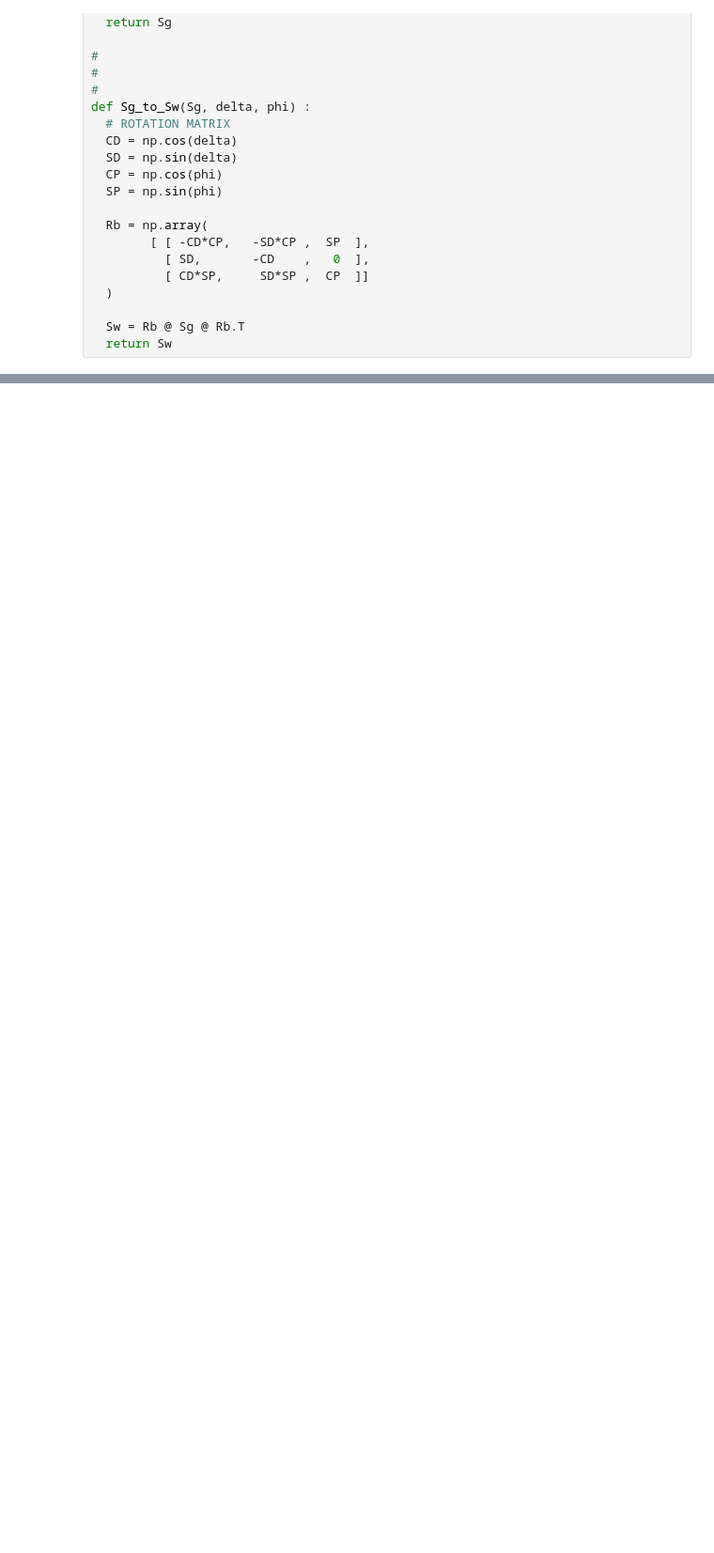
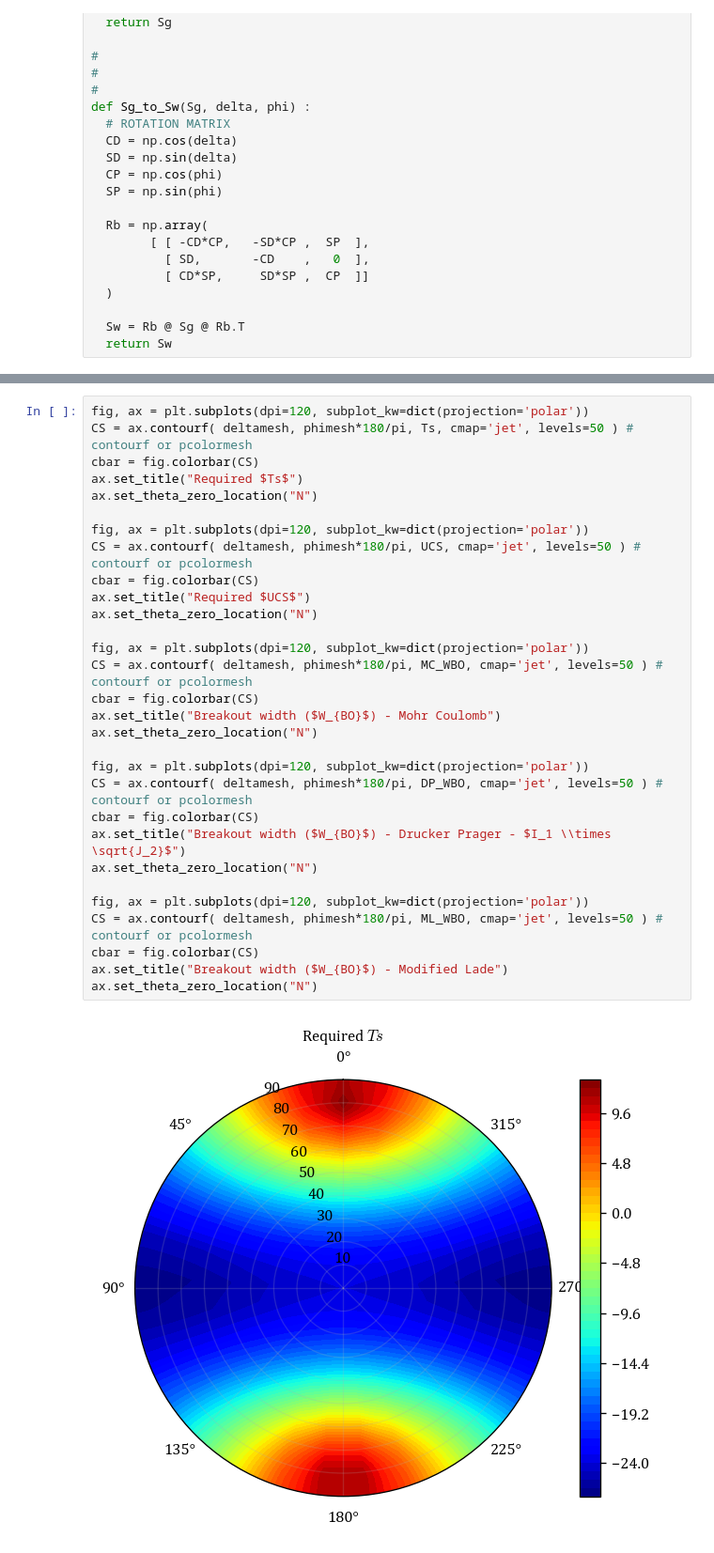
Before and after one commit to rebpoli/Doutorado, a Jupyter notebook: PGE383-AdvGeomec/HW7/HW7.ipynb, the cells around one changed output, grey strips where cells are left out. Shown at 94% size. Saved outputs shown, nothing was run; the diff lists cells and outputs as text; blank space fills up the shorter version.

```diff
--- a/PGE383-AdvGeomec/HW7/HW7.ipynb
+++ b/PGE383-AdvGeomec/HW7/HW7.ipynb
@@ -276,0 +472,32 @@ cbar = fig.colorbar(CS)
+# %%
+fig, ax = plt.subplots(dpi=120, subplot_kw=dict(projection='polar'))
+CS = ax.contourf( deltamesh, phimesh*180/pi, Ts, cmap='jet', levels=50 ) # contourf or pcolormesh
+cbar = fig.colorbar(CS)
+ax.set_title("Required $Ts$")
+ax.set_theta_zero_location("N")
+
+fig, ax = plt.subplots(dpi=120, subplot_kw=dict(projection='polar'))
+CS = ax.contourf( deltamesh, phimesh*180/pi, UCS, cmap='jet', levels=50 ) # contourf or pcolormesh
+cbar = fig.colorbar(CS)
+ax.set_title("Required $UCS$")
+ax.set_theta_zero_location("N")
+
+fig, ax = plt.subplots(dpi=120, subplot_kw=dict(projection='polar'))
+CS = ax.contourf( deltamesh, phimesh*180/pi, MC_WBO, cmap='jet', levels=50 ) # contourf or pcolormesh
+cbar = fig.colorbar(CS)
+ax.set_title("Breakout width ($W_{BO}$) - Mohr Coulomb")
+ax.set_theta_zero_location("N")
+
+fig, ax = plt.subplots(dpi=120, subplot_kw=dict(projection='polar'))
+CS = ax.contourf( deltamesh, phimesh*180/pi, DP_WBO, cmap='jet', levels=50 ) # contourf or pcolormesh
+cbar = fig.colorbar(CS)
+ax.set_title("Breakout width ($W_{BO}$) - Drucker Prager - $I_1 \\times \sqrt{J_2}$")
+ax.set_theta_zero_location("N")
+
+fig, ax = plt.subplots(dpi=120, subplot_kw=dict(projection='polar'))
+CS = ax.contourf( deltamesh, phimesh*180/pi, ML_WBO, cmap='jet', levels=50 ) # contourf or pcolormesh
+cbar = fig.colorbar(CS)
+ax.set_title("Breakout width ($W_{BO}$) - Modified Lade")
+ax.set_theta_zero_location("N")
+# %% [output]
+[figure, added]
```
Also changed, not shown: parts of 12 cells of this notebook.
